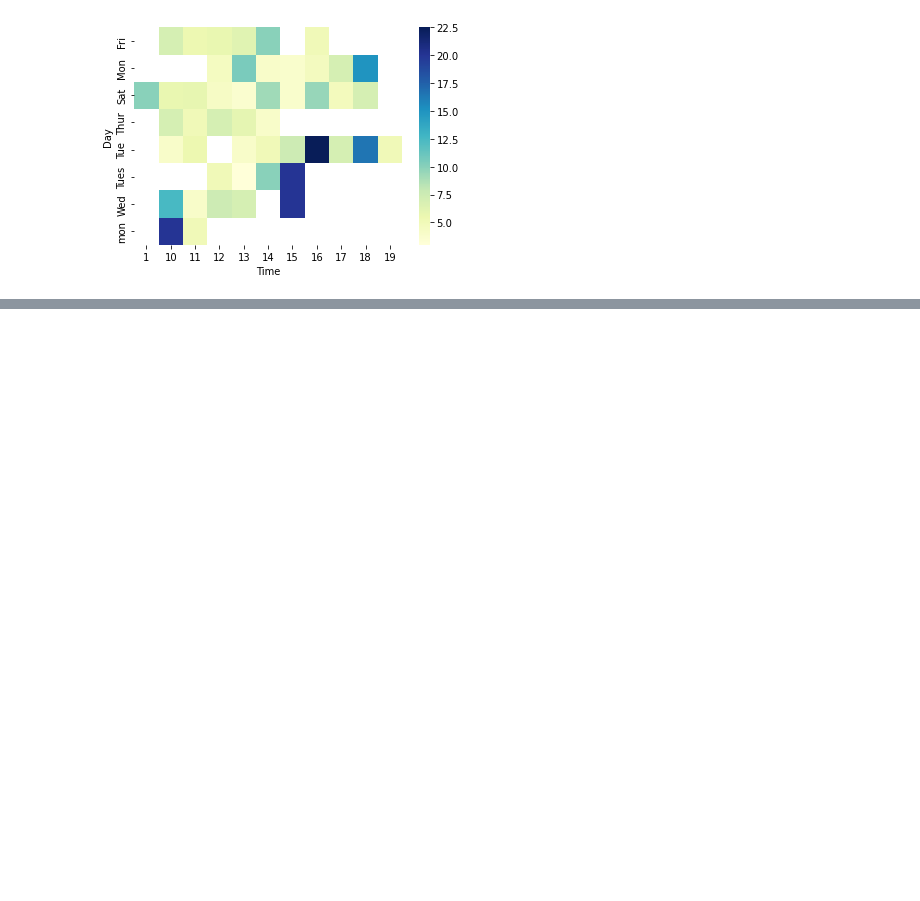
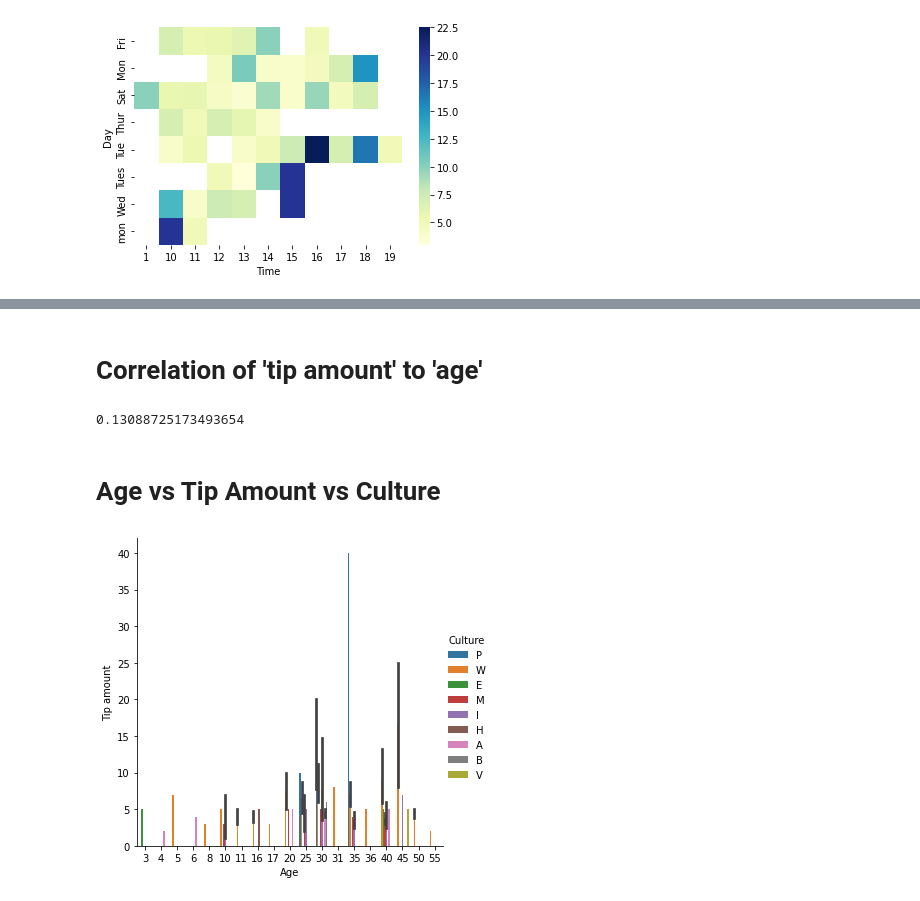
Before and after one commit to ingimar-eyfjord/Hair_tip_data_analysis, a Jupyter notebook: Hair_tip_data_analysis.ipynb, the cells around one changed output, grey strips where cells are left out. Drawn from its saved outputs; the diff is of its cells as text; code cells hidden in the pictures; blank space fills up the shorter version.

Commit message:
feature: added some extra plots

```diff
--- a/Hair_tip_data_analysis.ipynb
+++ b/Hair_tip_data_analysis.ipynb
@@ -147,0 +219,12 @@ sns.heatmap(HeatplotDay, cmap="YlGnBu")
+# %% [markdown]
+# Correlation of 'tip amount' to 'age'
+# %%
+np.corrcoef(HairCutBatch['Age'], HairCutBatch['Tip amount'])[0,1]
+# %% [output]
+0.13088725173493654
+# %% [markdown]
+# Age vs Tip Amount vs Culture
+# %%
+ax = sns.catplot(x='Age', y='Tip amount', hue="Culture", kind='bar', data=HairCutBatch,)
+# %% [output]
+[figure, added]
```
Also changed, not shown: parts of 16 cells of this notebook.
